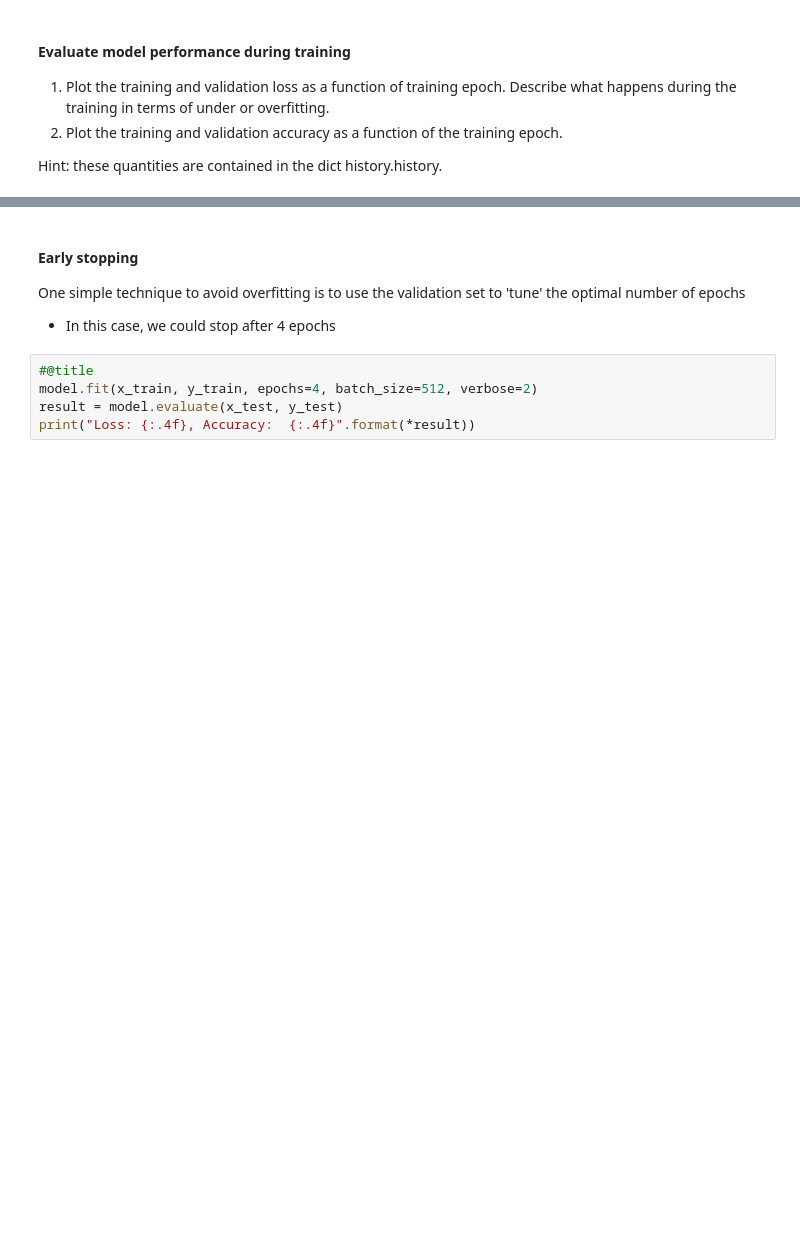
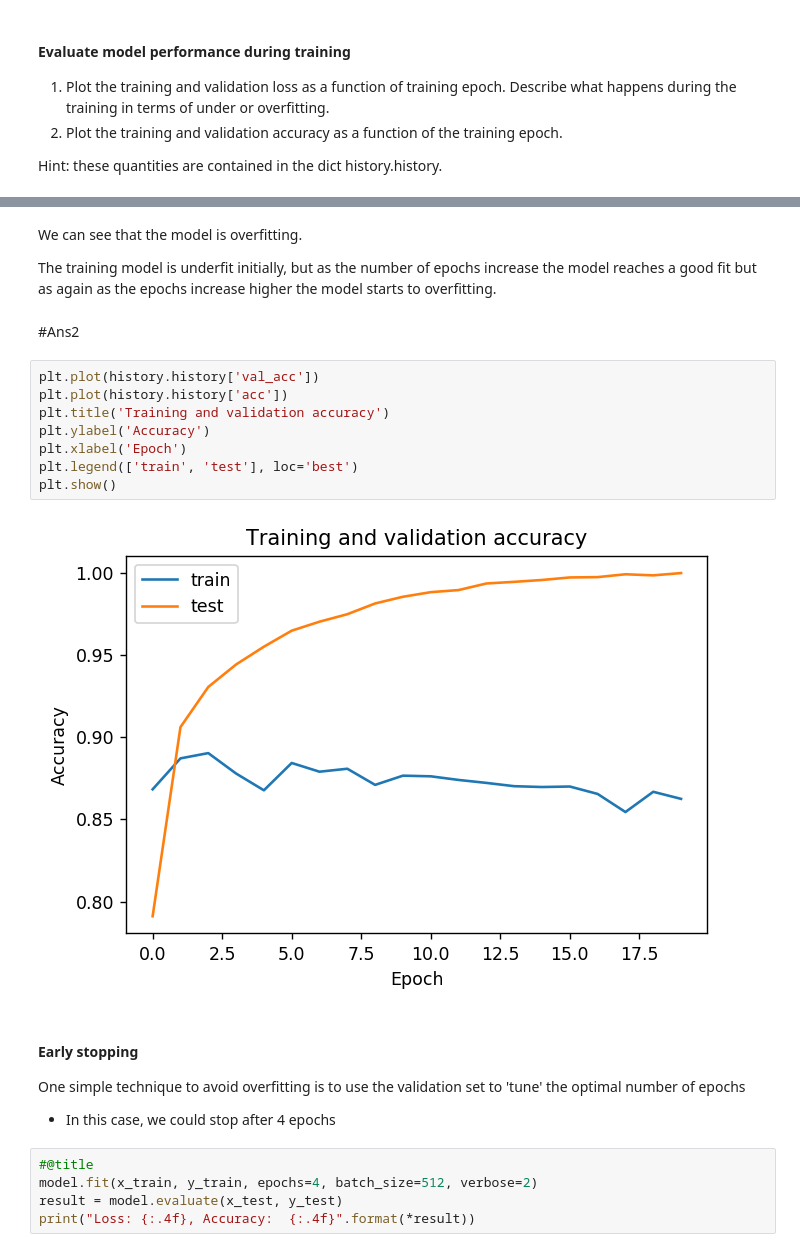
Before and after one commit to Shabarinath8899/Shabarinath_Repository, a Jupyter notebook: Shabarinath_Chandran_Week_4_Lab_Neural_Networks_in_Practice.ipynb, the cells around one changed output, grey strips where cells are left out. Cells and saved outputs as stored; diff of their text form; blank space fills up the shorter version.

```diff
--- a/Shabarinath_Chandran_Week_4_Lab_Neural_Networks_in_Practice.ipynb
+++ b/Shabarinath_Chandran_Week_4_Lab_Neural_Networks_in_Practice.ipynb
@@ -137,3 +202,19 @@ Hint: these quantities are contained in the dict history.history.
+# %% [markdown]
+We can see that the model is overfitting.
+
+The training model is underfit initially, but as the number of epochs increase the model reaches a good fit but as again as the epochs increase higher the model starts to overfitting.
+# %% [markdown]
+#Ans2
+# %%
+plt.plot(history.history['val_acc'])
+plt.plot(history.history['acc'])
+plt.title('Training and validation accuracy')
+plt.ylabel('Accuracy')
+plt.xlabel('Epoch')
+plt.legend(['train', 'test'], loc='best')
+plt.show()
+# %% [output]
+[figure, added]
 # %% [markdown]
 #### Early stopping
 One simple technique to avoid overfitting is to use the validation set to 'tune' the optimal number of epochs
```
Also changed, not shown: parts of 36 cells of this notebook.
